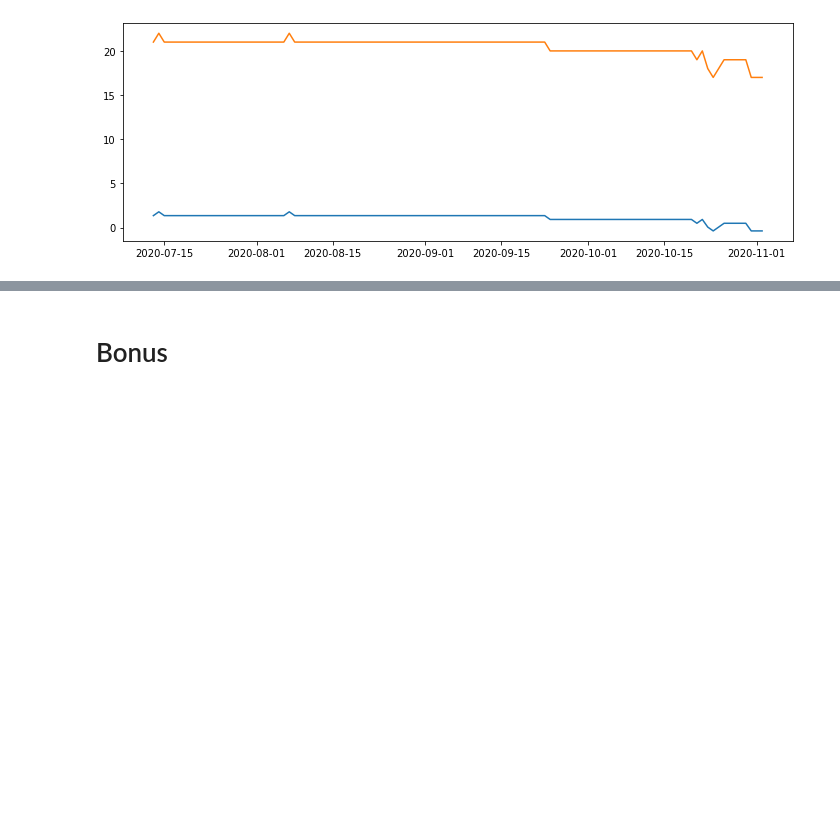
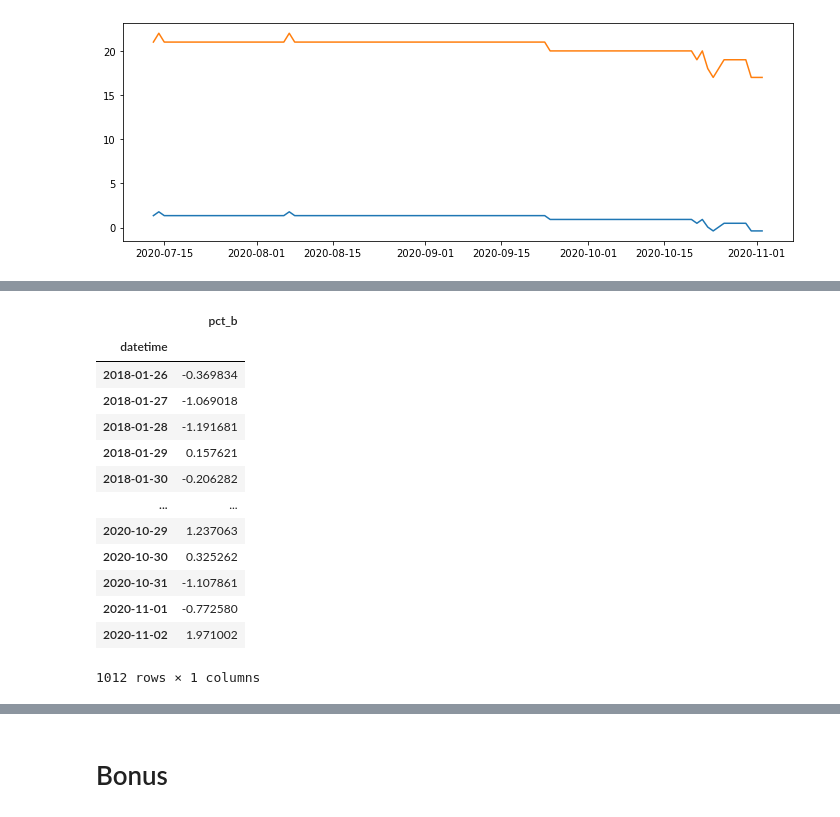
Before and after one commit to datastraine/anomaly-detection-exercises, a Jupyter notebook: time_series_anomaly_detection.ipynb, the cells around one changed output, grey strips where cells are left out. Drawn from its saved outputs; the diff is of its cells as text; code cells hidden in the pictures; blank space fills up the shorter version.

```diff
--- a/time_series_anomaly_detection.ipynb
+++ b/time_series_anomaly_detection.ipynb
@@ -397,0 +460,18 @@ plt.plot(sac.hits)
+# %%
+pct_b = pd.DataFrame({'pct_b': (hitsperday-lb)/(ub-lb)})
+pct_b
+# %% [output]
+|  | pct_b |
+| datetime |  |
+| 2018-01-26 | -0.369834 |
+| 2018-01-27 | -1.069018 |
+| 2018-01-28 | -1.191681 |
+| 2018-01-29 | 0.157621 |
+| 2018-01-30 | -0.206282 |
+| ... | ... |
+| 2020-10-29 | 1.237063 |
+| 2020-10-30 | 0.325262 |
+| 2020-10-31 | -1.107861 |
+| 2020-11-01 | -0.772580 |
+| 2020-11-02 | 1.971002 |
+1012 rows × 1 columns
```
Also changed, not shown: parts of 10 cells of this notebook.
